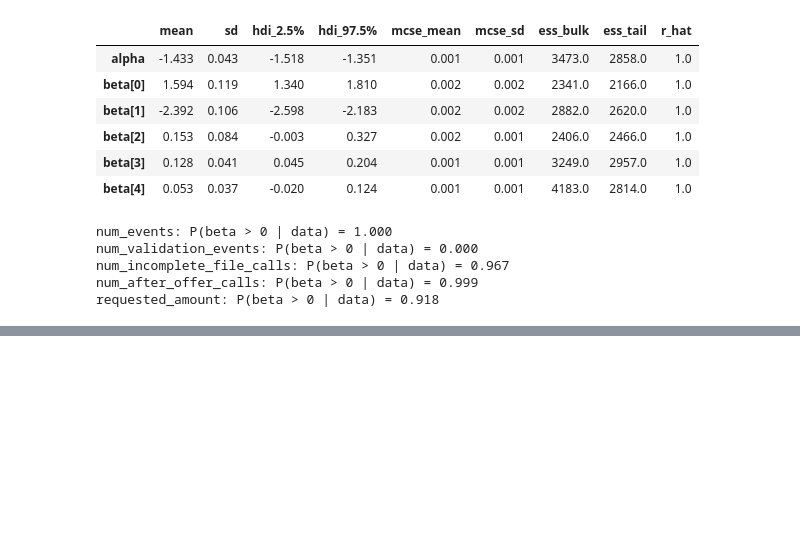
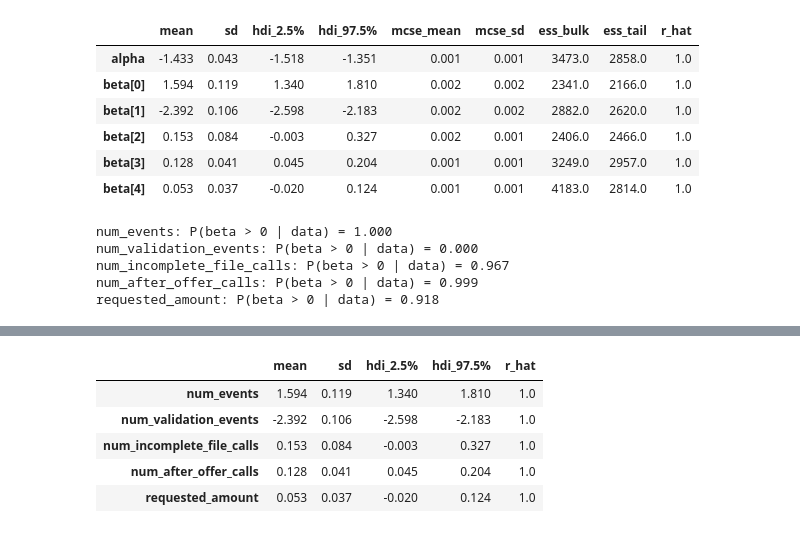
Before and after one commit to alfergal/ml-studio, a Jupyter notebook: ml/loanops/notebooks/01_eda.ipynb, the cells around one changed output, grey strips where cells are left out. Drawn from its saved outputs; the diff is of its cells as text; code cells hidden in the pictures; blank space fills up the shorter version.

```diff
--- a/ml/loanops/notebooks/01_eda.ipynb
+++ b/ml/loanops/notebooks/01_eda.ipynb
@@ -663,0 +694,19 @@ requested_amount: P(beta > 0 | data) = 0.918
+# %%
+bayesian_summary = az.summary(
+    trace,
+    var_names=["beta"],
+    hdi_prob=0.95
+).copy()
+
+bayesian_summary.index = bayesian_features
+
+bayesian_summary[
+    ["mean", "sd", "hdi_2.5%", "hdi_97.5%", "r_hat"]
+]
+# %% [output]
+|  | mean | sd | hdi_2.5% | hdi_97.5% | r_hat |
+| num_events | 1.594 | 0.119 | 1.340 | 1.810 | 1.0 |
+| num_validation_events | -2.392 | 0.106 | -2.598 | -2.183 | 1.0 |
+| num_incomplete_file_calls | 0.153 | 0.084 | -0.003 | 0.327 | 1.0 |
+| num_after_offer_calls | 0.128 | 0.041 | 0.045 | 0.204 | 1.0 |
+| requested_amount | 0.053 | 0.037 | -0.020 | 0.124 | 1.0 |
```
Also changed, not shown: parts of 6 cells of this notebook.
